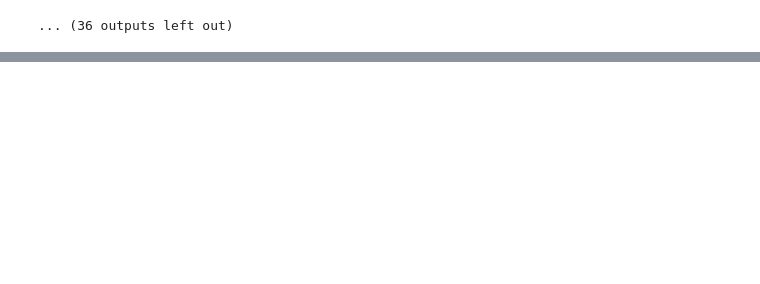
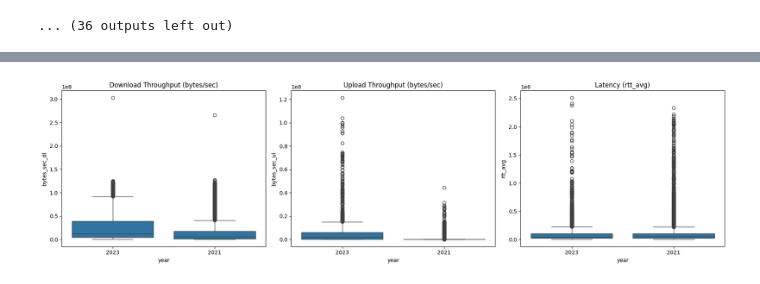
Before and after one commit to DataAthleteChamp/Analysis_of_Web-based_Systems, a Jupyter notebook: AWBS_Project1.ipynb, the cells around one changed output, grey strips where cells are left out. Saved outputs shown, nothing was run; the diff lists cells and outputs as text; code cells hidden in the pictures; blank space fills up the shorter version.

```diff
--- a/AWBS_Project1.ipynb
+++ b/AWBS_Project1.ipynb
@@ -264,0 +710,30 @@ None
+# %%
+import matplotlib.pyplot as plt
+import seaborn as sns
+
+# Add year column to both datasets
+merged_2021['year'] = '2021'
+merged['year'] = '2023'
+
+# Stack datasets for plotting
+combined = pd.concat([merged_2021, merged], axis=0)
+
+# Limit plotting sample for performance
+sampled = combined.sample(10000, random_state=42)
+
+# Plot boxplots
+fig, axes = plt.subplots(1, 3, figsize=(18, 5))
+
+sns.boxplot(x='year', y='bytes_sec_dl', data=sampled, ax=axes[0])
+axes[0].set_title('Download Throughput (bytes/sec)')
+
+sns.boxplot(x='year', y='bytes_sec_ul', data=sampled, ax=axes[1])
+axes[1].set_title('Upload Throughput (bytes/sec)')
+
+sns.boxplot(x='year', y='rtt_avg', data=sampled, ax=axes[2])
+axes[2].set_title('Latency (rtt_avg)')
+
+plt.tight_layout()
+plt.show()
+# %% [output]
+[figure, added]
```
Also changed, not shown: parts of 53 cells of this notebook.
